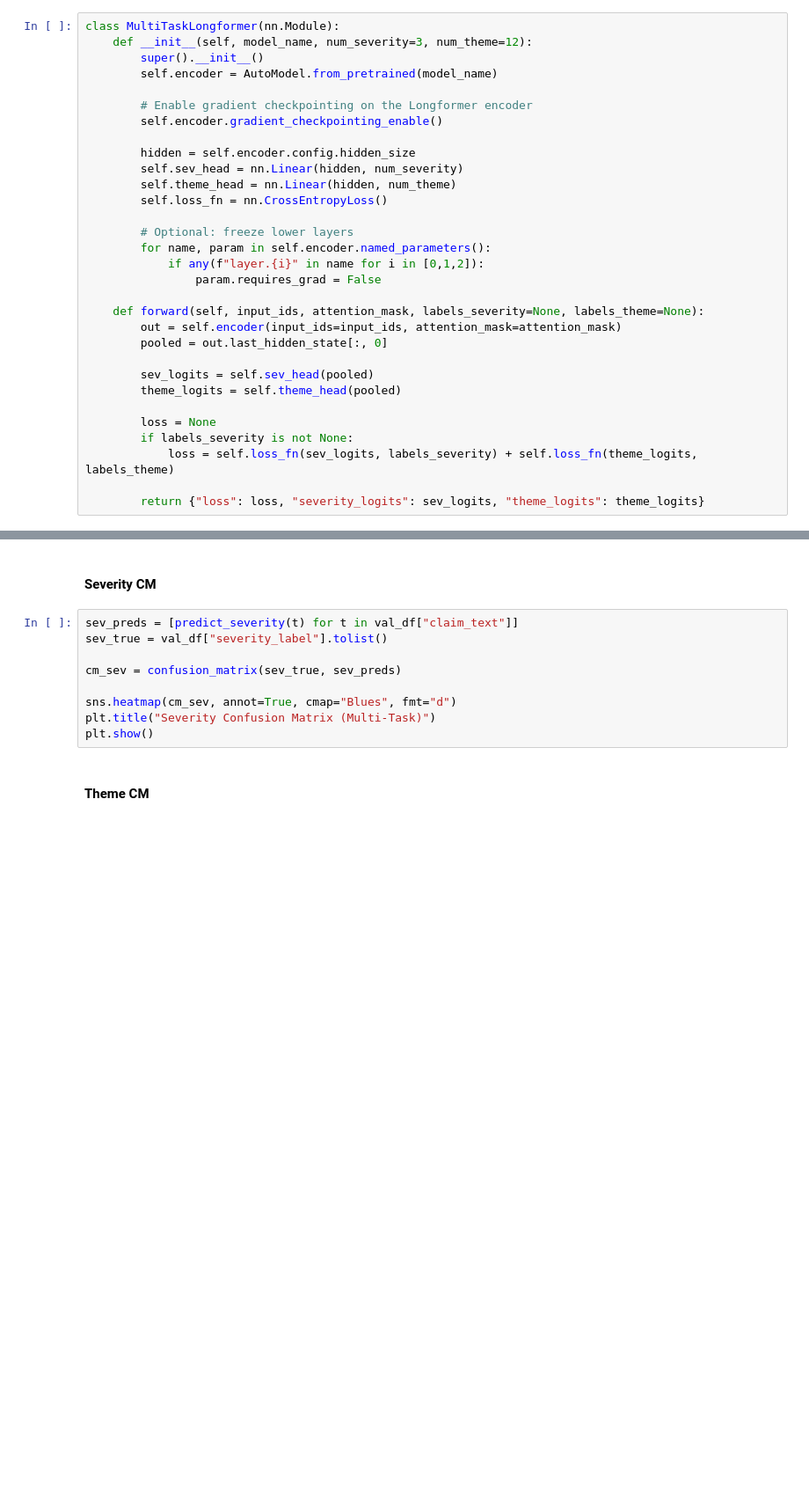
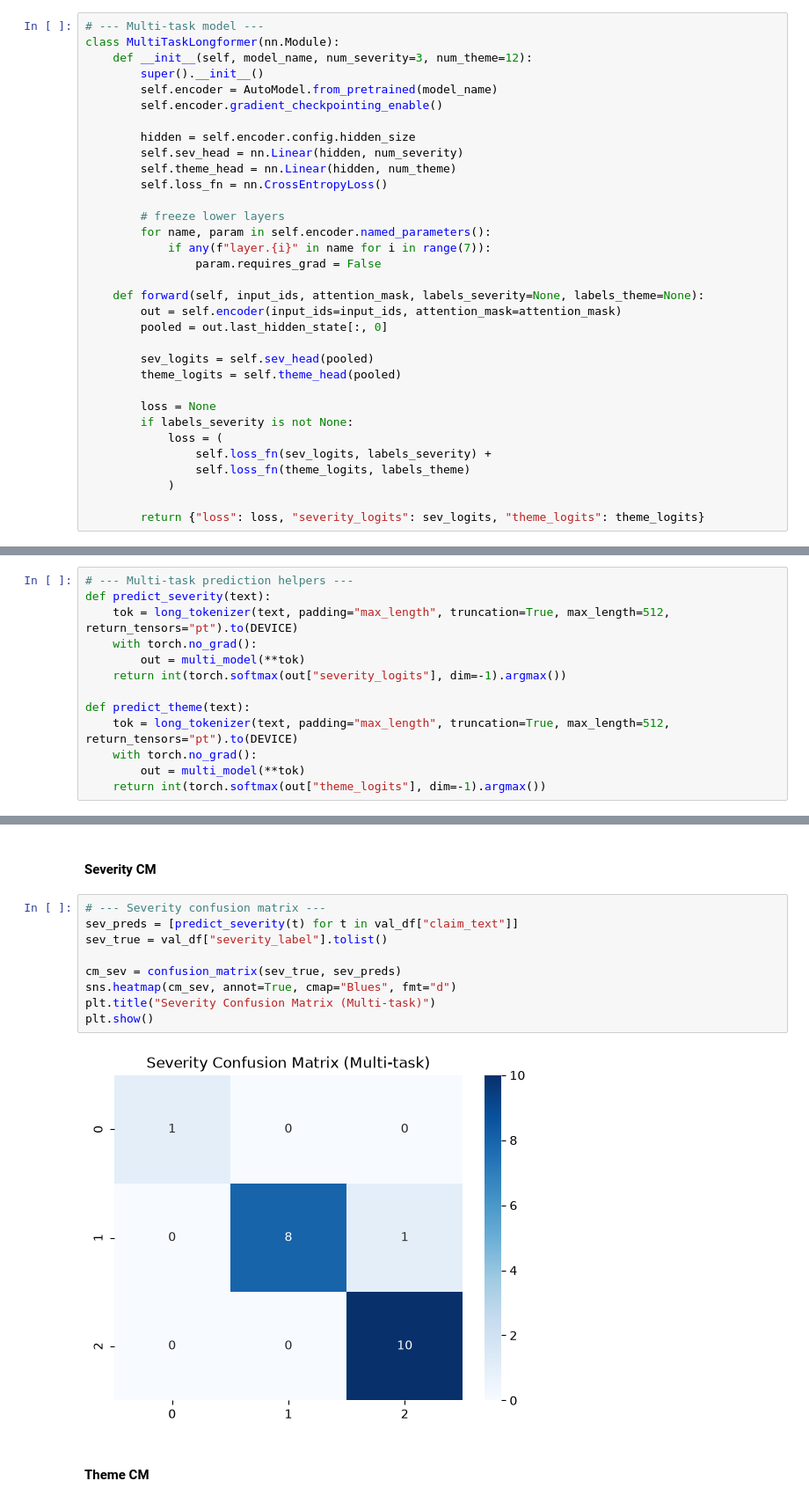
Before and after one commit to MarkEHolland/data-science-nhs, a Jupyter notebook: notebooks/10_multihead_long_context_claims_pipeline.ipynb, the cells around one changed output, grey strips where cells are left out. Shown at 88% size. Saved outputs shown, nothing was run; the diff lists cells and outputs as text; blank space fills up the shorter version.

```diff
--- a/notebooks/10_multihead_long_context_claims_pipeline.ipynb
+++ b/notebooks/10_multihead_long_context_claims_pipeline.ipynb
@@ -391,10 +459,9 @@ pd.DataFrame({
 # %%
+# --- Multi-task model ---
 class MultiTaskLongformer(nn.Module):
     def __init__(self, model_name, num_severity=3, num_theme=12):
         super().__init__()
         self.encoder = AutoModel.from_pretrained(model_name)
-
-        # Enable gradient checkpointing on the Longformer encoder
         self.encoder.gradient_checkpointing_enable()
 
         hidden = self.encoder.config.hidden_size
@@ -402,9 +469,9 @@ class MultiTaskLongformer(nn.Module):
         self.theme_head = nn.Linear(hidden, num_theme)
         self.loss_fn = nn.CrossEntropyLoss()
 
-        # Optional: freeze lower layers
+        # freeze lower layers
         for name, param in self.encoder.named_parameters():
-            if any(f"layer.{i}" in name for i in [0,1,2]):
+            if any(f"layer.{i}" in name for i in range(7)):
                 param.requires_grad = False
 
     def forward(self, input_ids, attention_mask, labels_severity=None, labels_theme=None):
@@ -416,6 +483,9 @@ class MultiTaskLongformer(nn.Module):
 
         loss = None
         if labels_severity is not None:
-            loss = self.loss_fn(sev_logits, labels_severity) + self.loss_fn(theme_logits, labels_theme)
+            loss = (
+                self.loss_fn(sev_logits, labels_severity) +
+                self.loss_fn(theme_logits, labels_theme)
+            )
 
         return {"loss": loss, "severity_logits": sev_logits, "theme_logits": theme_logits}
@@ -542,2 +614,15 @@ plt.show()
 # %% [markdown]
 ## 10 - Multi‑Task Confusion Matrices
+# %%
+# --- Multi-task prediction helpers ---
+def predict_severity(text):
+    tok = long_tokenizer(text, padding="max_length", truncation=True, max_length=512, return_tensors="pt").to(DEVICE)
+    with torch.no_grad():
+        out = multi_model(**tok)
+    return int(torch.softmax(out["severity_logits"], dim=-1).argmax())
+
+def predict_theme(text):
+    tok = long_tokenizer(text, padding="max_length", truncation=True, max_length=512, return_tensors="pt").to(DEVICE)
+    with torch.no_grad():
+        out = multi_model(**tok)
+    return int(torch.softmax(out["theme_logits"], dim=-1).argmax())
@@ -544,14 +632,16 @@ plt.show()
 # %% [markdown]
 #### Severity CM
 # %%
+# --- Severity confusion matrix ---
 sev_preds = [predict_severity(t) for t in val_df["claim_text"]]
 sev_true = val_df["severity_label"].tolist()
 
 cm_sev = confusion_matrix(sev_true, sev_preds)
-
 sns.heatmap(cm_sev, annot=True, cmap="Blues", fmt="d")
-plt.title("Severity Confusion Matrix (Multi‑Task)")
+plt.title("Severity Confusion Matrix (Multi-task)")
 plt.show()
+# %% [output]
+[figure, added]
 # %% [markdown]
 #### Theme CM
 # %%
```
Also changed, not shown: parts of 26 cells of this notebook, 12 other files.
